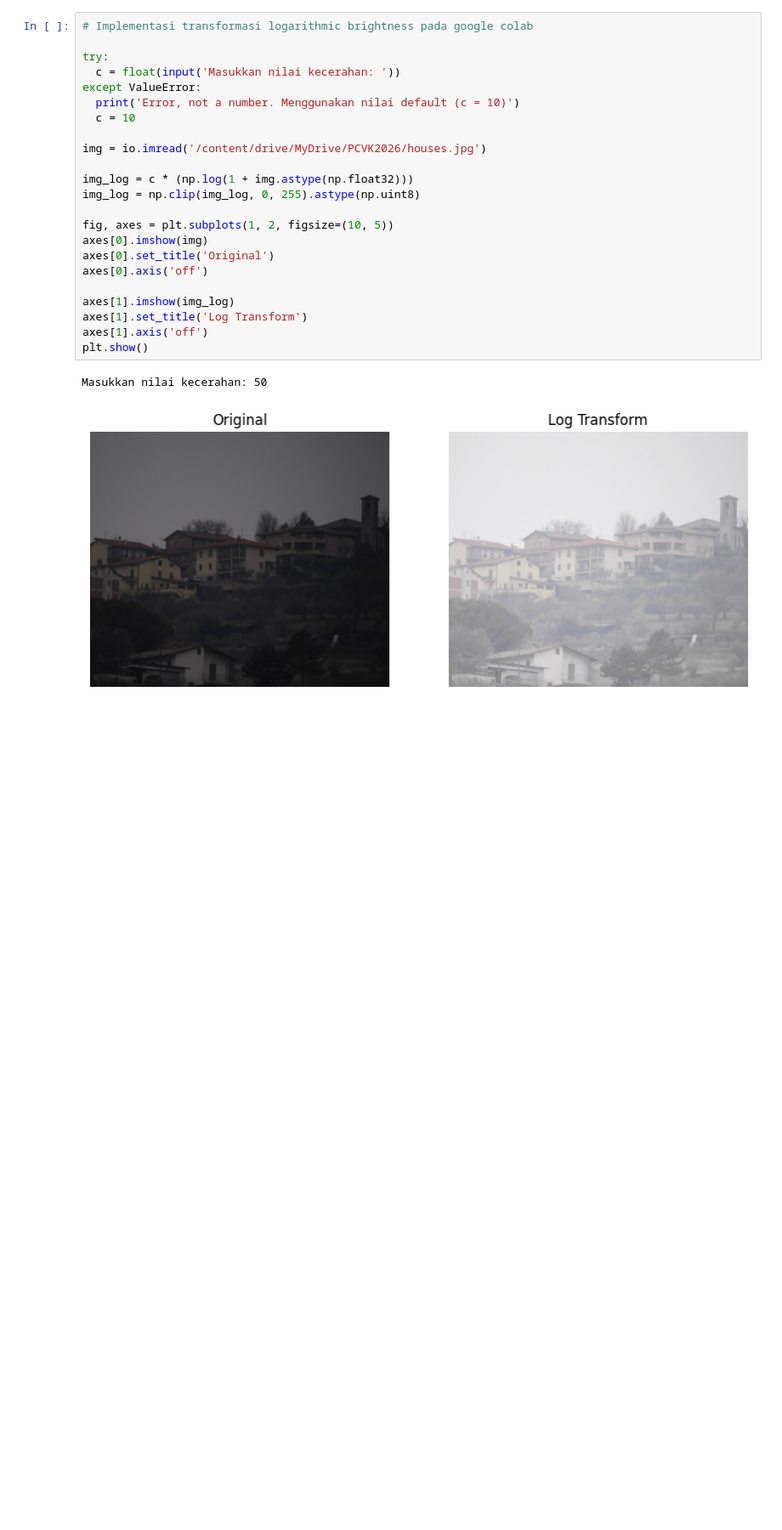
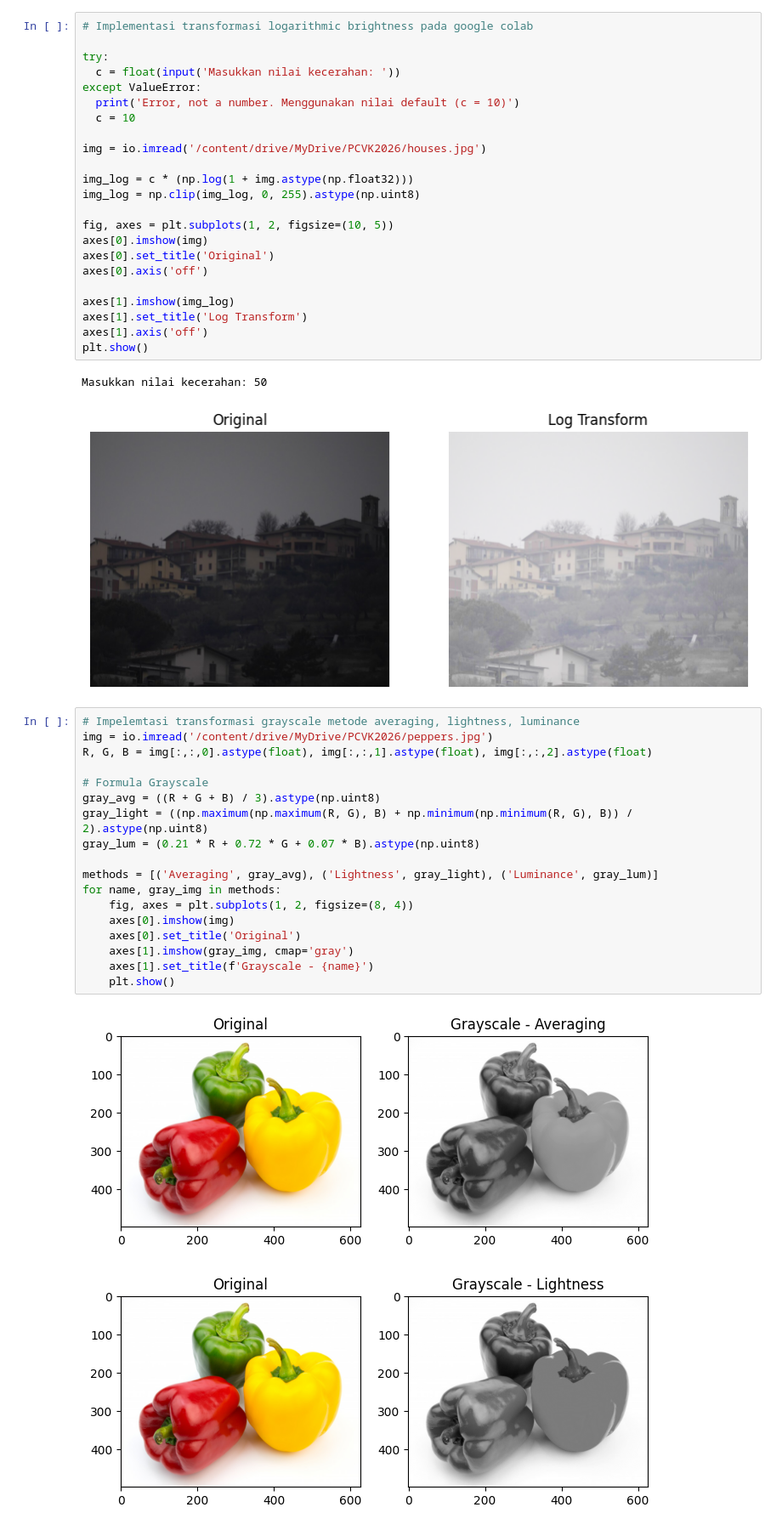
Before and after one commit to rsyadipras/PCVK_Ganjil2026, a Jupyter notebook: Week3.ipynb, the cells around one changed output. Shown at 85% size. Cells and saved outputs as stored; diff of their text form; blank space fills up the shorter version.

Commit message:
feat: implement grayscale transformation method averaging, lightness, luminance

```diff
--- a/Week3.ipynb
+++ b/Week3.ipynb
@@ -118,3 +118,24 @@ plt.show()
 # %% [output]
 Masukkan nilai kecerahan: 50
 [figure]
+# %%
+# Impelemtasi transformasi grayscale metode averaging, lightness, luminance
+img = io.imread('/content/drive/MyDrive/PCVK2026/peppers.jpg')
+R, G, B = img[:,:,0].astype(float), img[:,:,1].astype(float), img[:,:,2].astype(float)
+
+# Formula Grayscale
+gray_avg = ((R + G + B) / 3).astype(np.uint8)
+gray_light = ((np.maximum(np.maximum(R, G), B) + np.minimum(np.minimum(R, G), B)) / 2).astype(np.uint8)
+gray_lum = (0.21 * R + 0.72 * G + 0.07 * B).astype(np.uint8)
+
+methods = [('Averaging', gray_avg), ('Lightness', gray_light), ('Luminance', gray_lum)]
+for name, gray_img in methods:
+    fig, axes = plt.subplots(1, 2, figsize=(8, 4))
+    axes[0].imshow(img)
+    axes[0].set_title('Original')
+    axes[1].imshow(gray_img, cmap='gray')
+    axes[1].set_title(f'Grayscale - {name}')
+    plt.show()
+# %% [output]
+[figure, added]
+[figure, added]
```
Also changed, not shown: parts of 1 cell of this notebook.
